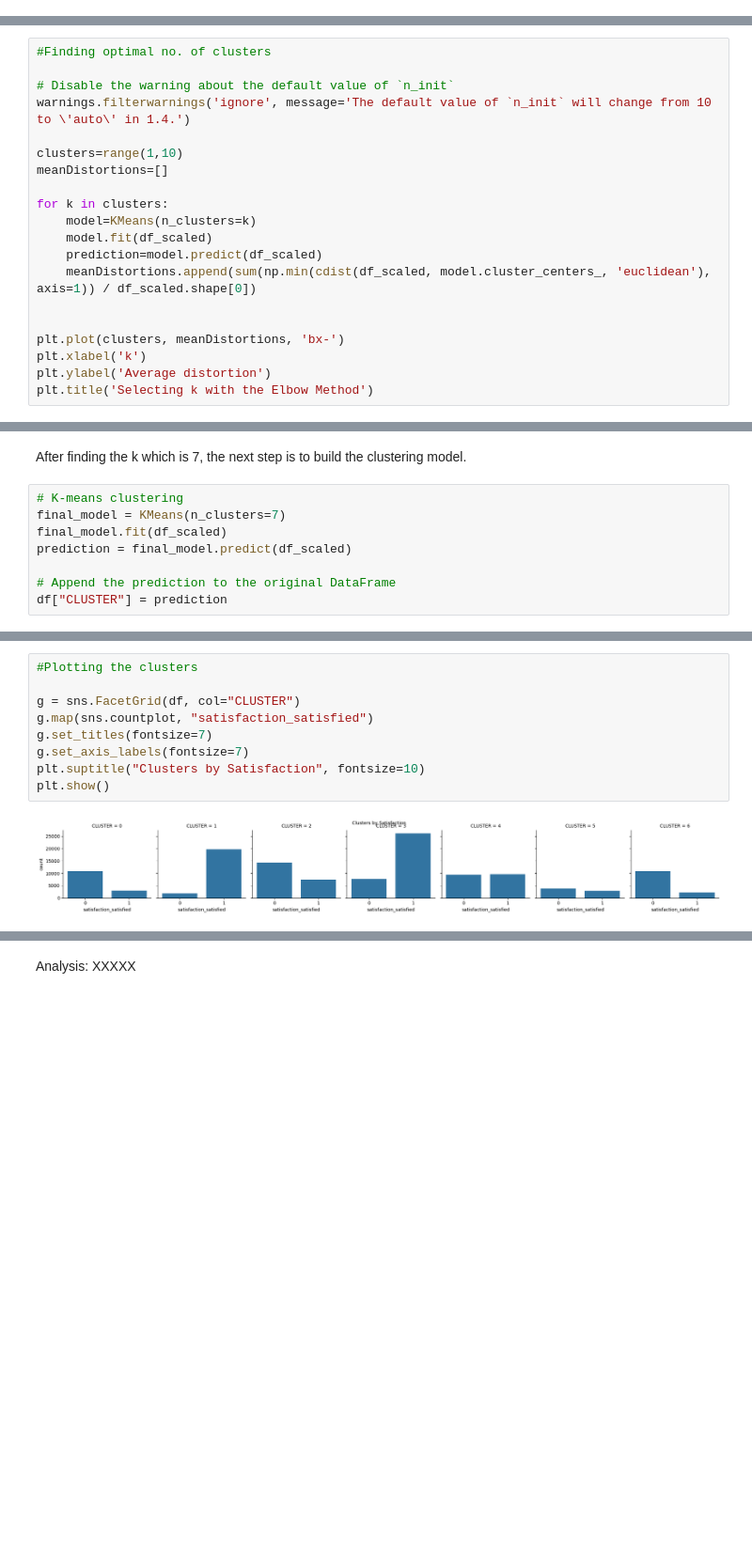
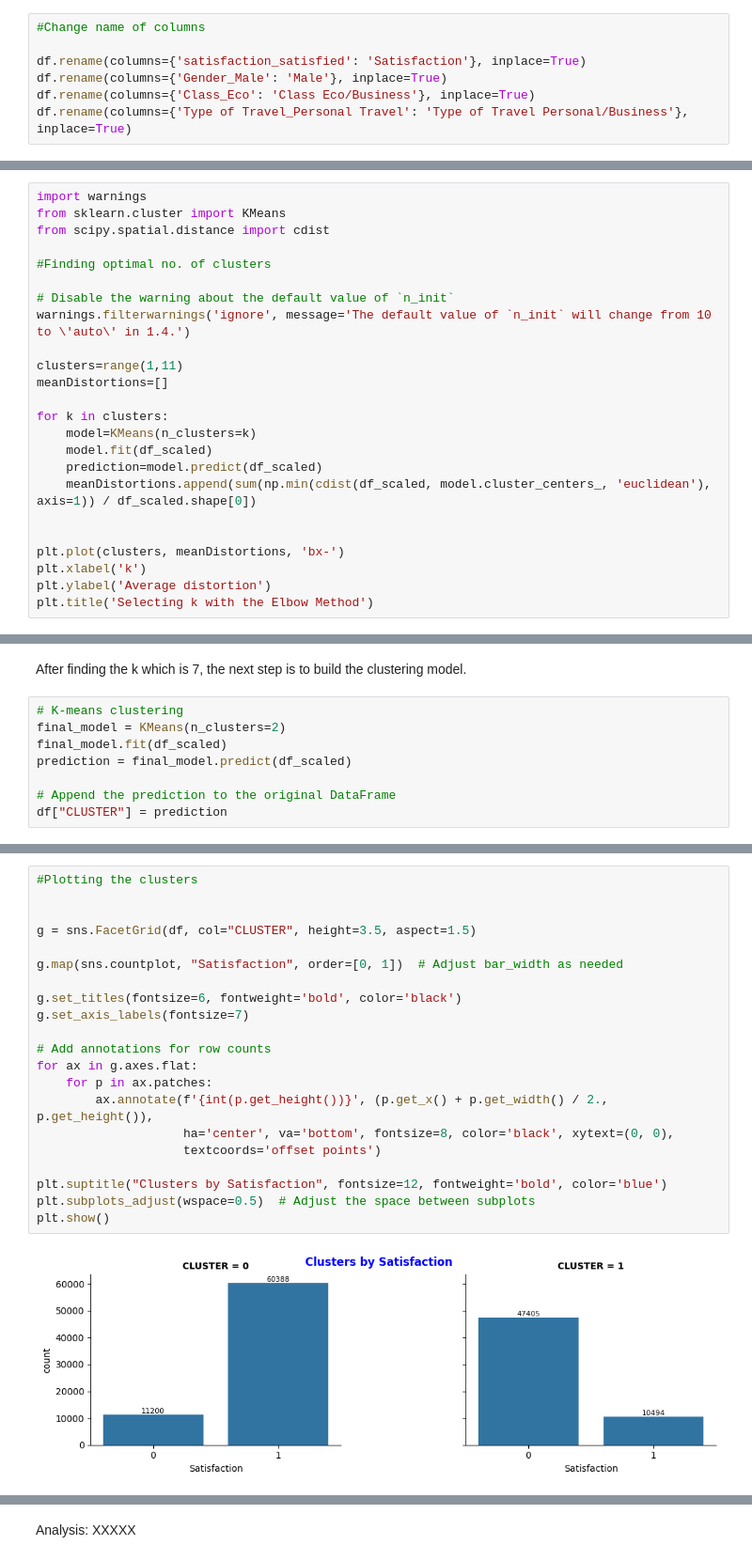
Before and after one commit to xstorresm/customer-service-case, a Jupyter notebook: Project_airline.ipynb, the cells around one changed output, grey strips where cells are left out. Shown at 94% size. Saved outputs shown, nothing was run; the diff lists cells and outputs as text; blank space fills up the shorter version.

```diff
--- a/Project_airline.ipynb
+++ b/Project_airline.ipynb
@@ -788,3 +778,10 @@ df.head()
+# %%
+#Change name of columns
+
+df.rename(columns={'satisfaction_satisfied': 'Satisfaction'}, inplace=True)
+df.rename(columns={'Gender_Male': 'Male'}, inplace=True)
+df.rename(columns={'Class_Eco': 'Class Eco/Business'}, inplace=True)
+df.rename(columns={'Type of Travel_Personal Travel': 'Type of Travel Personal/Business'}, inplace=True)
 # %%
 df.head(10)
 # %% [output]
@@ -811,12 +808,16 @@ These steps are to find the number of clusters (k). The chosen techniques are El
 # %% [markdown]
 ### Elbow Method
 # %%
+import warnings
+from sklearn.cluster import KMeans
+from scipy.spatial.distance import cdist
+
 #Finding optimal no. of clusters
 
 # Disable the warning about the default value of `n_init`
 warnings.filterwarnings('ignore', message='The default value of `n_init` will change from 10 to \'auto\' in 1.4.')
 
-clusters=range(1,10)
+clusters=range(1,11)
 meanDistortions=[]
 
 for k in clusters:
@@ -867,7 +868,7 @@ Optimal Number of Clusters: 7
 After finding the k which is 7, the next step is to build the clustering model.
 # %%
 # K-means clustering
-final_model = KMeans(n_clusters=7)
+final_model = KMeans(n_clusters=2)
 final_model.fit(df_scaled)
 prediction = final_model.predict(df_scaled)
 
@@ -905,11 +896,23 @@ df_clust.mean()
 # %%
 #Plotting the clusters
 
-g = sns.FacetGrid(df, col="CLUSTER")
-g.map(sns.countplot, "satisfaction_satisfied")
-g.set_titles(fontsize=7)
+
+g = sns.FacetGrid(df, col="CLUSTER", height=3.5, aspect=1.5)
+
+g.map(sns.countplot, "Satisfaction", order=[0, 1])  # Adjust bar_width as needed
+
+g.set_titles(fontsize=6, fontweight='bold', color='black')
 g.set_axis_labels(fontsize=7)
-plt.suptitle("Clusters by Satisfaction", fontsize=10)
+
+# Add annotations for row counts
+for ax in g.axes.flat:
+    for p in ax.patches:
+        ax.annotate(f'{int(p.get_height())}', (p.get_x() + p.get_width() / 2., p.get_height()),
+                    ha='center', va='bottom', fontsize=8, color='black', xytext=(0, 0),
+                    textcoords='offset points')
+
+plt.suptitle("Clusters by Satisfaction", fontsize=12, fontweight='bold', color='blue')
+plt.subplots_adjust(wspace=0.5)  # Adjust the space between subplots
 plt.show()
 # %% [output]
-[figure, old version]
+[figure, new version]
```
Also changed, not shown: parts of 44 cells of this notebook, 1 other file.
